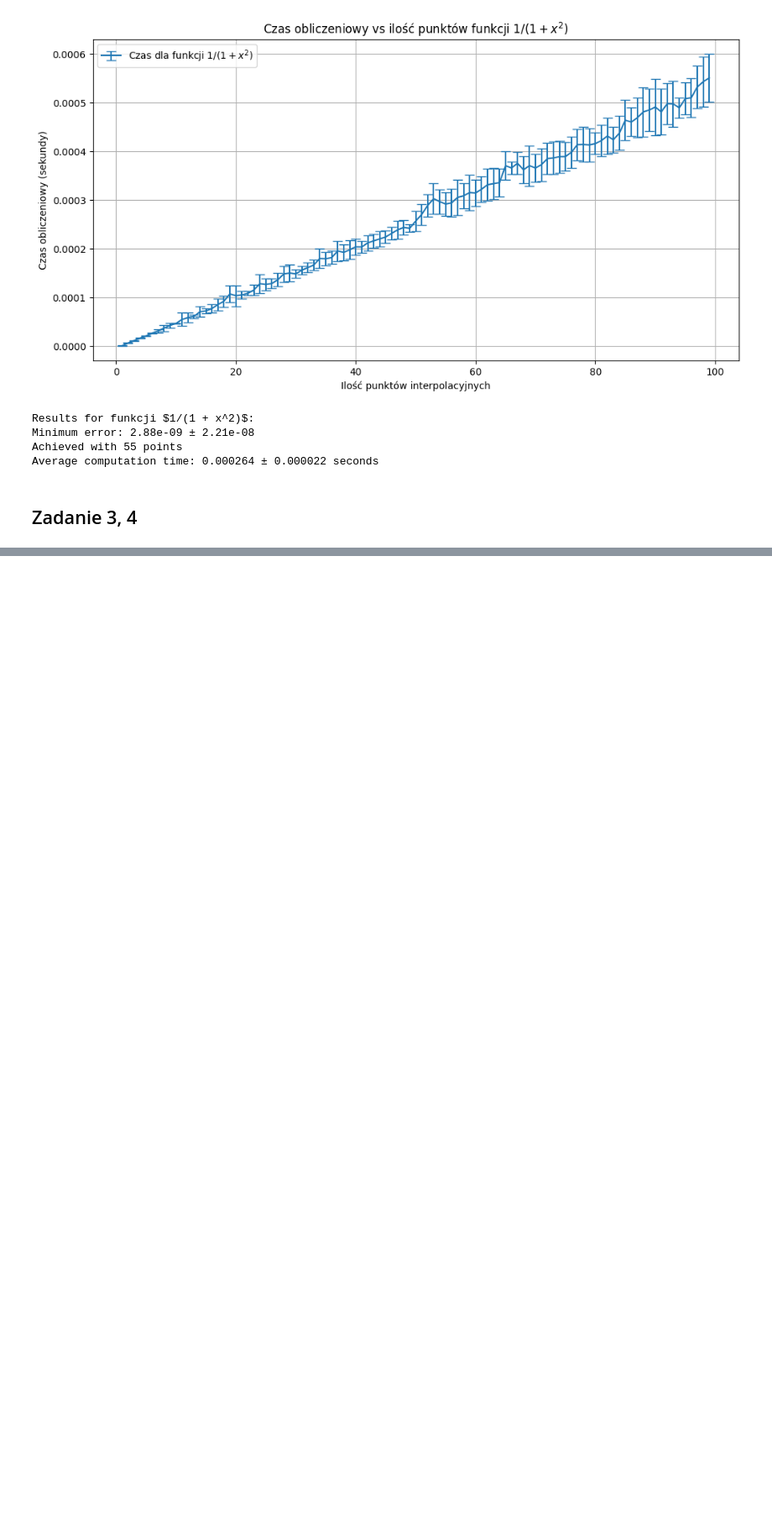
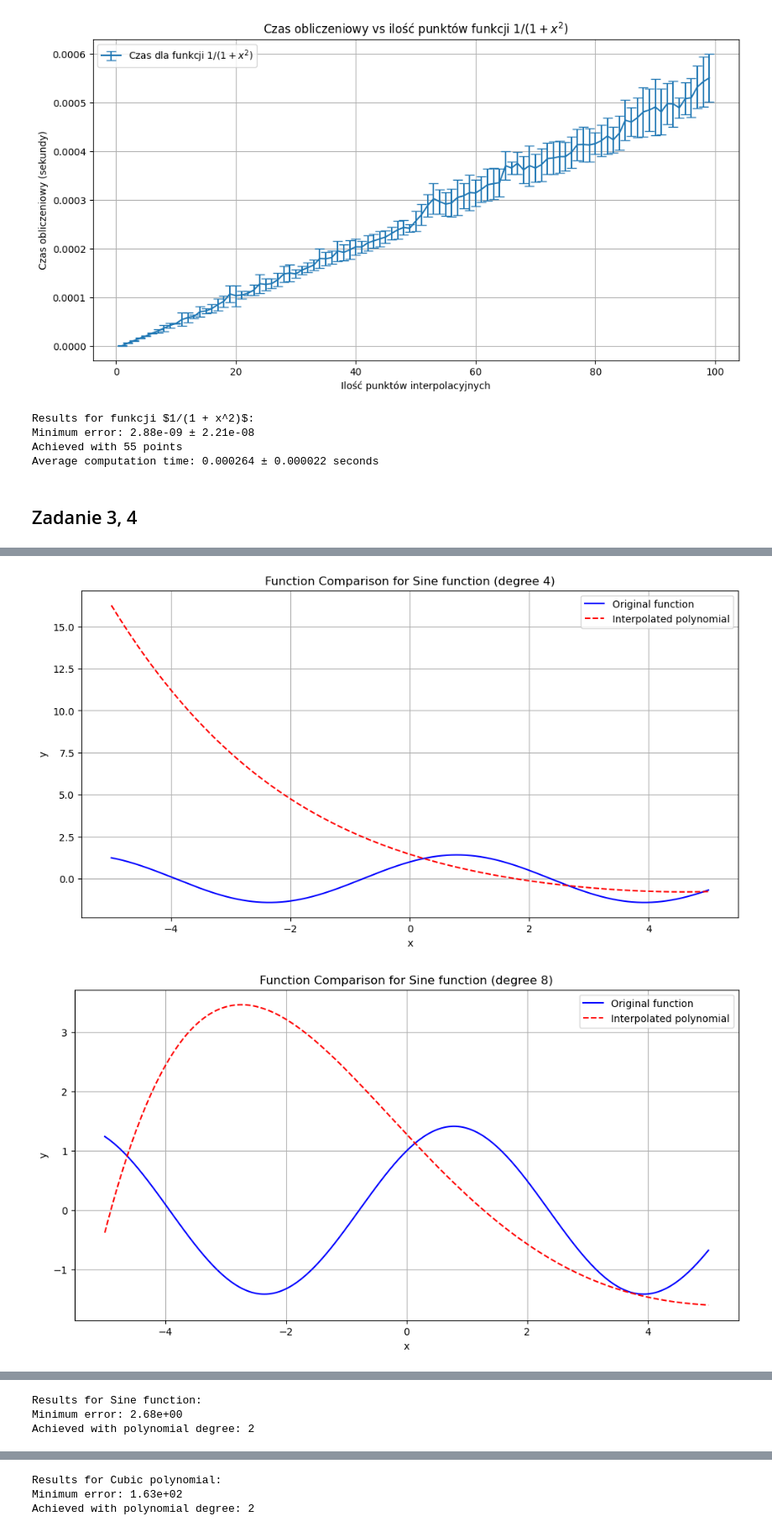
Before and after one commit to maxi7524/numerical-methods, a Jupyter notebook: results.ipynb, the cells around one changed output, grey strips where cells are left out. Shown at 84% size. Cells and saved outputs as stored; diff of their text form; code cells hidden in the pictures; blank space fills up the shorter version.

```diff
--- a/results.ipynb
+++ b/results.ipynb
@@ -259,0 +256,74 @@ array([3, 1])
+# %%
+def chebyshev_error(func, poly_coeffs, domain, num_points=1000):
+    """
+    Calculate Chebyshev error (maximum absolute difference) between
+    original function and interpolated polynomial.
+    """
+    x = np.linspace(domain[0], domain[1], num_points)
+    y_true = func(x)
+    y_poly = np.array([horner_eval(poly_coeffs, xi) for xi in x])
+    return np.max(np.abs(y_true - y_poly))
+
+def plot_interpolation_comparison(func, poly_coeffs, domain, label, num_points=1000):
+    """
+    Plot original function vs interpolated polynomial.
+    """
+    x = np.linspace(domain[0], domain[1], num_points)
+    y_true = func(x)
+    y_poly = np.array([horner_eval(poly_coeffs, xi) for xi in x])
+
+    plt.figure(figsize=(12, 6))
+    plt.plot(x, y_true, 'b-', label='Original function')
+    plt.plot(x, y_poly, 'r--', label='Interpolated polynomial')
+    plt.xlabel('x')
+    plt.ylabel('y')
+    plt.title(f'Function Comparison for {label}')
+    plt.grid(True)
+    plt.legend()
+    plt.show()
+
+# Test parameters
+domain = (-5, 5)
+degrees = range(2, 21, 1)  # Test polynomials of different degrees
+
+# Run tests for each function
+for func_name, (func, label) in test_functions().items():
+    # Lists to store errors
+    errors = []
+
+    for degree in degrees:
+        # Generate points for interpolation
+        x_points = np.linspace(domain[0], domain[1], degree + 1)
+        y_points = func(x_points)
+
+        # Get polynomial coefficients using Newton's method
+        poly_coeffs = newton_polynomial(x_points, y_points)
+        poly_coeffs = coef_change(poly_coeffs)
+
+        # Calculate Chebyshev error
+        error = chebyshev_error(func, poly_coeffs, domain)
+        errors.append(error)
+
+        # Plot comparison for selected degrees
+        if degree in [4, 8, 12]:
+            plot_interpolation_comparison(func, poly_coeffs, domain,
+                                       f"{label} (degree {degree})")
+
+    # Plot error vs polynomial degree
+    plt.figure(figsize=(12, 6))
+    plt.plot(degrees, errors, 'bo-')
+    plt.xlabel('Polynomial Degree')
+    plt.ylabel('Chebyshev Error')
+    plt.title(f'Interpolation Error vs Polynomial Degree for {label}')
+    plt.yscale('log')
+    plt.grid(True)
+    plt.show()
+
+    # Print minimum error information
+    min_error_idx = np.argmin(errors)
+    print(f"\nResults for {label}:")
+    print(f"Minimum error: {errors[min_error_idx]:.2e}")
+    print(f"Achieved with polynomial degree: {degrees[min_error_idx]}")
+# %% [output]
+[figure, added]
+[figure, added]
@@ -259,0 +332,3 @@ array([3, 1])
+Results for Sine function:
+Minimum error: 2.68e+00
+Achieved with polynomial degree: 2
@@ -259,0 +339,3 @@ array([3, 1])
+Results for Cubic polynomial:
+Minimum error: 1.63e+02
+Achieved with polynomial degree: 2
```
Also changed, not shown: parts of 2 cells of this notebook.
